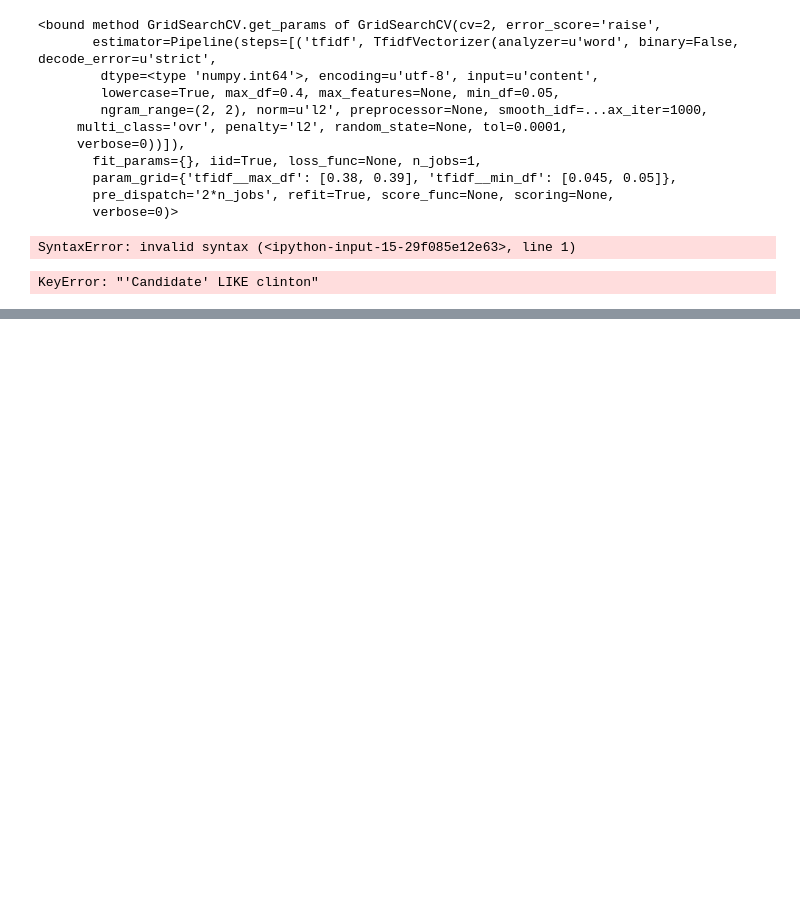
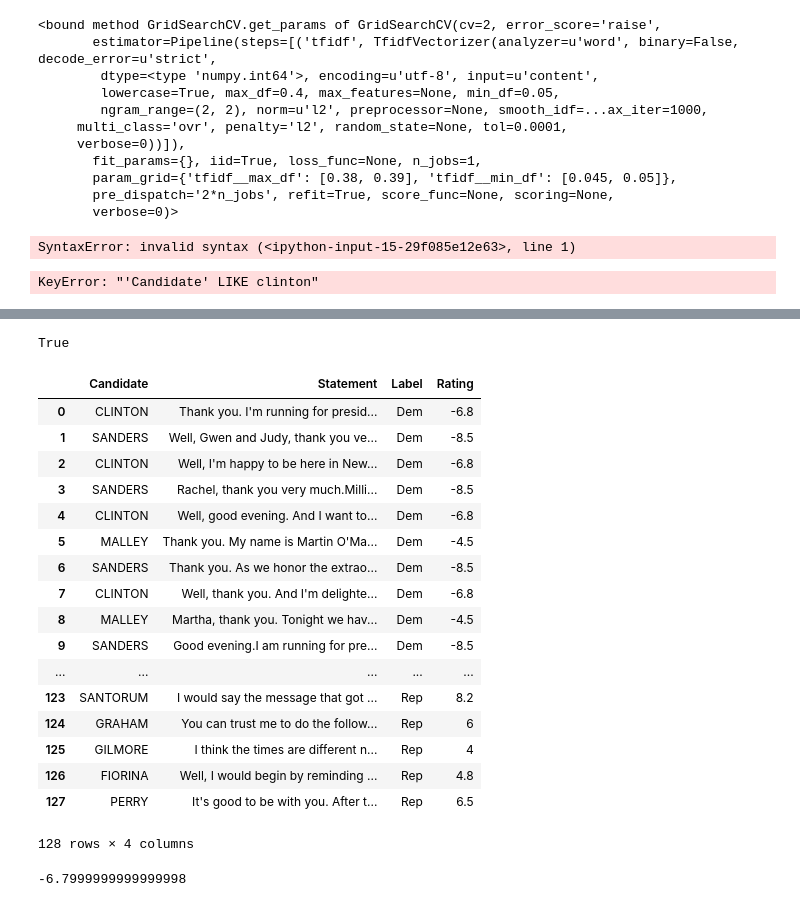
Before and after one commit to dvdwllc/debate-analysis, a Jupyter notebook: ipython_notebooks/text_vectorization.ipynb, the cells around one changed output, grey strips where cells are left out. Saved outputs shown, nothing was run; the diff lists cells and outputs as text; code cells hidden in the pictures; blank space fills up the shorter version.

```diff
--- a/ipython_notebooks/text_vectorization.ipynb
+++ b/ipython_notebooks/text_vectorization.ipynb
@@ -20,11 +23,15 @@ transcripts = dill.load(open('../dills/debate_transcripts_list.dill', 'r'))
 speakers = []# flattened dict of all candidates and their statements
 statements = []
 labels = [] # 0 for dem, 1 for republican
+#ratings = []
 # all_statements = [] # list of all statements
 for debate in transcripts:
     if debate != 0:
         for speaker in debate:
-            #print speaker[0]
+            #if (speaker[-4:] == '2015' or speaker[-4:] == '2016') and (
+            #    speaker[2:-5].lower() in spectrum['lastname'].map(lower2).values
+            #    ):
+            #print speaker[2:-5]
             statement = ''.join(debate[speaker])
             speakers.append(speaker)
             if speaker[0] == 'D':
@@ -32,5 +39,6 @@ for debate in transcripts:
             else:
                 labels.append('Rep')
             statements.append(statement)
+            #ratings.append(spectrum[spectrum['lastname'].map(lower2) == speaker[2:-5].lower()]['rating'].values[0])
 
-df = pd.DataFrame([speakers, statements, labels],['Candidate','Statement','Label']).T
+df = pd.DataFrame([speakers, statements, labels, ratings],['Candidate','Statement','Label','Rating']).T
@@ -166,0 +177,29 @@ KeyError: "'Candidate' LIKE clinton"
+# %%
+'clinton' in spectrum['lastname'].map(lower2).values
+# %% [output]
+True
+# %%
+df
+# %% [output]
+|  | Candidate | Statement | Label | Rating |
+| 0 | CLINTON | Thank you. I'm running for presid... | Dem | -6.8 |
+| 1 | SANDERS | Well, Gwen and Judy, thank you ve... | Dem | -8.5 |
+| 2 | CLINTON | Well, I'm happy to be here in New... | Dem | -6.8 |
+| 3 | SANDERS | Rachel, thank you very much.Milli... | Dem | -8.5 |
+| 4 | CLINTON | Well, good evening. And I want to... | Dem | -6.8 |
+| 5 | MALLEY | Thank you. My name is Martin O'Ma... | Dem | -4.5 |
+| 6 | SANDERS | Thank you. As we honor the extrao... | Dem | -8.5 |
+| 7 | CLINTON | Well, thank you. And I'm delighte... | Dem | -6.8 |
+| 8 | MALLEY | Martha, thank you. Tonight we hav... | Dem | -4.5 |
+| 9 | SANDERS | Good evening.I am running for pre... | Dem | -8.5 |
+| ... | ... | ... | ... | ... |
+| 123 | SANTORUM | I would say the message that got ... | Rep | 8.2 |
+| 124 | GRAHAM | You can trust me to do the follow... | Rep | 6 |
+| 125 | GILMORE | I think the times are different n... | Rep | 4 |
+| 126 | FIORINA | Well, I would begin by reminding ... | Rep | 4.8 |
+| 127 | PERRY | It's good to be with you. After t... | Rep | 6.5 |
+128 rows × 4 columns
+# %%
+spectrum[spectrum['lastname'].map(lower2) == 'clinton']['rating'].values[0]
+# %% [output]
+-6.7999999999999998
```
Also changed, not shown: parts of 14 cells of this notebook, 21 other files.
